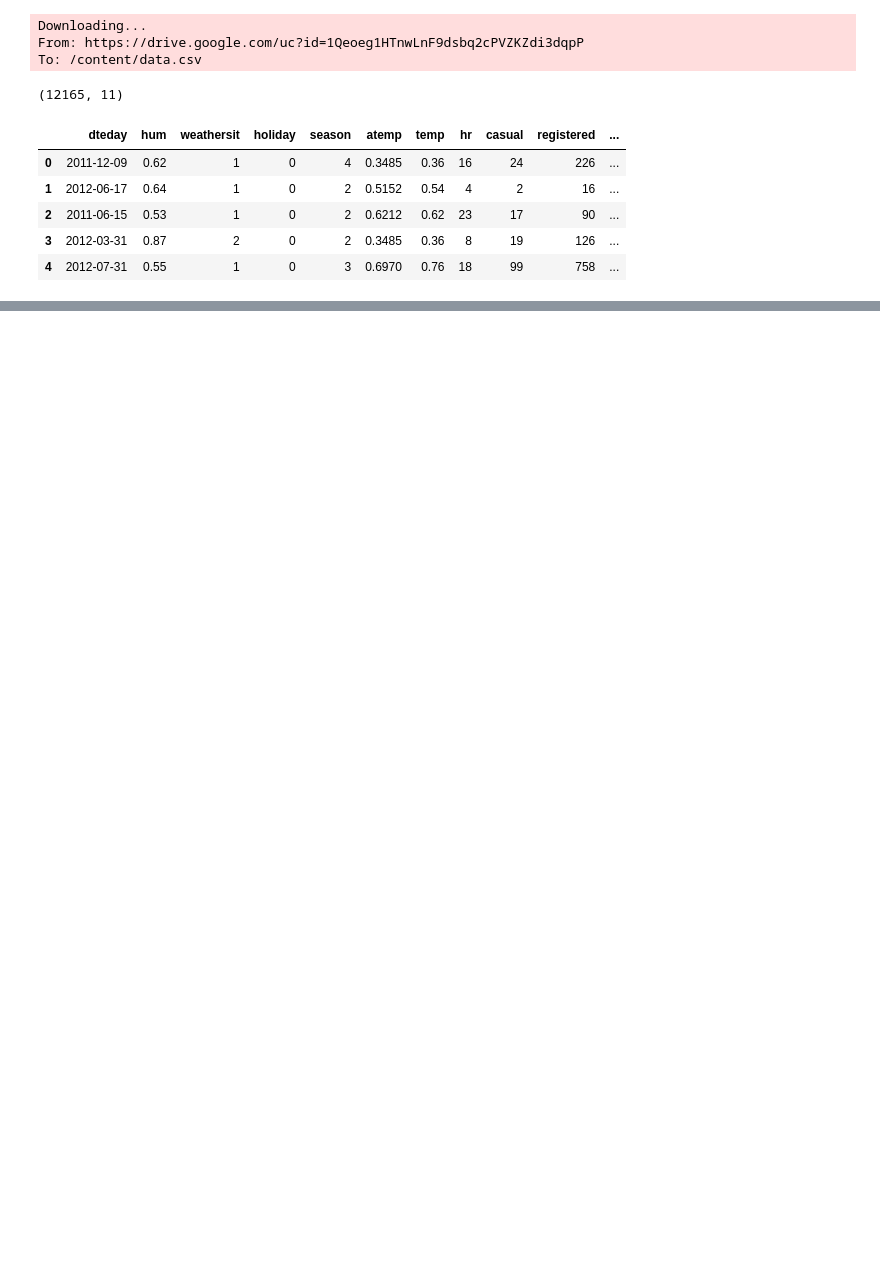
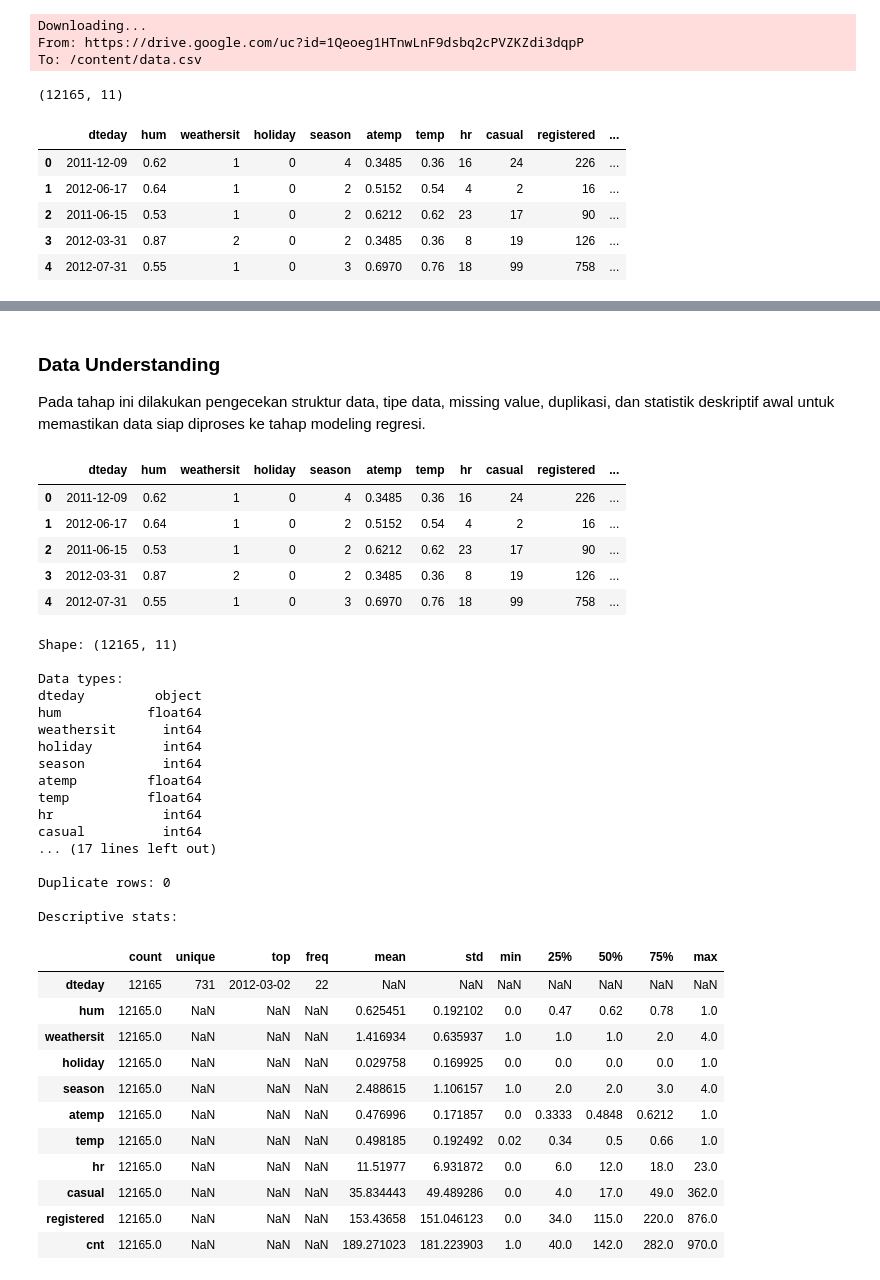
Before and after one commit to yoganino123/Exercise-Purwadhika-, a Jupyter notebook: Module 2/Capstone 2/CapstoneProject_Module2_Regretion.ipynb, the cells around one changed output, grey strips where cells are left out. Saved outputs shown, nothing was run; the diff lists cells and outputs as text; code cells hidden in the pictures; blank space fills up the shorter version.

```diff
--- a/Module 2/Capstone 2/CapstoneProject_Module2_Regretion.ipynb
+++ b/Module 2/Capstone 2/CapstoneProject_Module2_Regretion.ipynb
@@ -32,0 +46,3 @@ To: /content/data.csv
+# %% [markdown]
+### Data Understanding
+Pada tahap ini dilakukan pengecekan struktur data, tipe data, missing value, duplikasi, dan statistik deskriptif awal untuk memastikan data siap diproses ke tahap modeling regresi.
@@ -32,0 +60,47 @@ To: /content/data.csv
+# %%
+# Basic data checks
+display(df.head())
+print('Shape:', df.shape)
+print('\nData types:')
+print(df.dtypes)
+print('\nMissing values:')
+print(df.isna().sum())
+print('\nDuplicate rows:', df.duplicated().sum())
+print('\nDescriptive stats:')
+display(df.describe(include='all').T)
+# %% [output]
+|  | dteday | hum | weathersit | holiday | season | atemp | temp | hr | casual | registered | ... |
+| 0 | 2011-12-09 | 0.62 | 1 | 0 | 4 | 0.3485 | 0.36 | 16 | 24 | 226 | ... |
+| 1 | 2012-06-17 | 0.64 | 1 | 0 | 2 | 0.5152 | 0.54 | 4 | 2 | 16 | ... |
+| 2 | 2011-06-15 | 0.53 | 1 | 0 | 2 | 0.6212 | 0.62 | 23 | 17 | 90 | ... |
+| 3 | 2012-03-31 | 0.87 | 2 | 0 | 2 | 0.3485 | 0.36 | 8 | 19 | 126 | ... |
+| 4 | 2012-07-31 | 0.55 | 1 | 0 | 3 | 0.6970 | 0.76 | 18 | 99 | 758 | ... |
+Shape: (12165, 11)
+
+Data types:
+dteday         object
+hum           float64
+weathersit      int64
+holiday         int64
+season          int64
+atemp         float64
+temp          float64
+hr              int64
+casual          int64
+... (17 lines left out)
+
+Duplicate rows: 0
+
+Descriptive stats:
+|  | count | unique | top | freq | mean | std | min | 25% | 50% | 75% | max |
+| dteday | 12165 | 731 | 2012-03-02 | 22 | NaN | NaN | NaN | NaN | NaN | NaN | NaN |
+| hum | 12165.0 | NaN | NaN | NaN | 0.625451 | 0.192102 | 0.0 | 0.47 | 0.62 | 0.78 | 1.0 |
+| weathersit | 12165.0 | NaN | NaN | NaN | 1.416934 | 0.635937 | 1.0 | 1.0 | 1.0 | 2.0 | 4.0 |
+| holiday | 12165.0 | NaN | NaN | NaN | 0.029758 | 0.169925 | 0.0 | 0.0 | 0.0 | 0.0 | 1.0 |
+| season | 12165.0 | NaN | NaN | NaN | 2.488615 | 1.106157 | 1.0 | 2.0 | 2.0 | 3.0 | 4.0 |
+| atemp | 12165.0 | NaN | NaN | NaN | 0.476996 | 0.171857 | 0.0 | 0.3333 | 0.4848 | 0.6212 | 1.0 |
+| temp | 12165.0 | NaN | NaN | NaN | 0.498185 | 0.192492 | 0.02 | 0.34 | 0.5 | 0.66 | 1.0 |
+| hr | 12165.0 | NaN | NaN | NaN | 11.51977 | 6.931872 | 0.0 | 6.0 | 12.0 | 18.0 | 23.0 |
+| casual | 12165.0 | NaN | NaN | NaN | 35.834443 | 49.489286 | 0.0 | 4.0 | 17.0 | 49.0 | 362.0 |
+| registered | 12165.0 | NaN | NaN | NaN | 153.43658 | 151.046123 | 0.0 | 34.0 | 115.0 | 220.0 | 876.0 |
+| cnt | 12165.0 | NaN | NaN | NaN | 189.271023 | 181.223903 | 1.0 | 40.0 | 142.0 | 282.0 | 970.0 |
```
Also changed, not shown: parts of 13 cells of this notebook, 1 other file.
